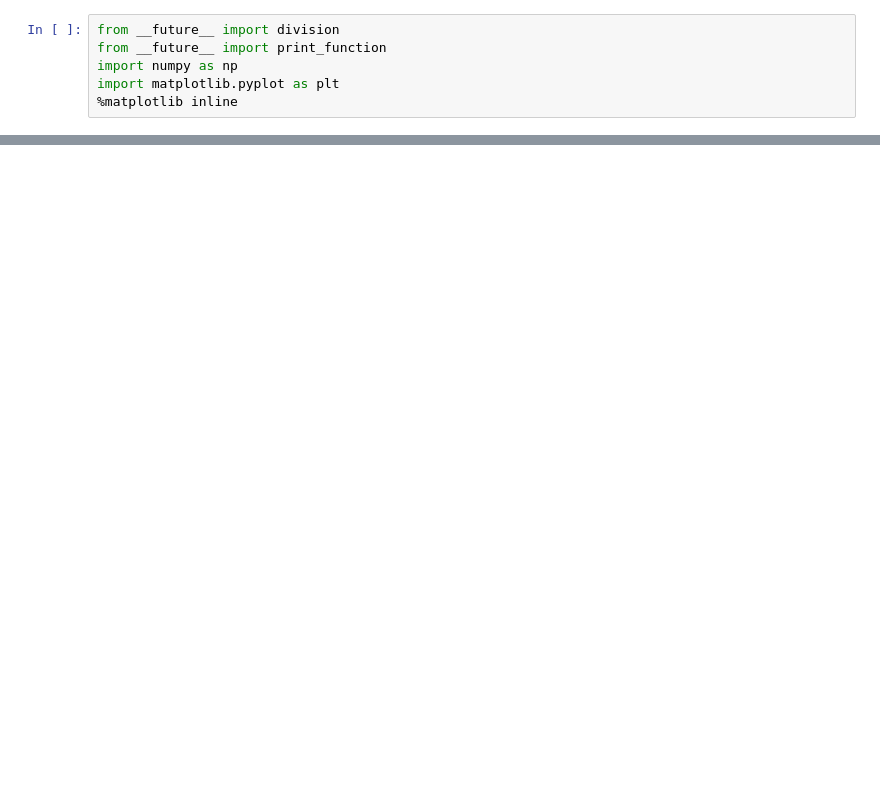
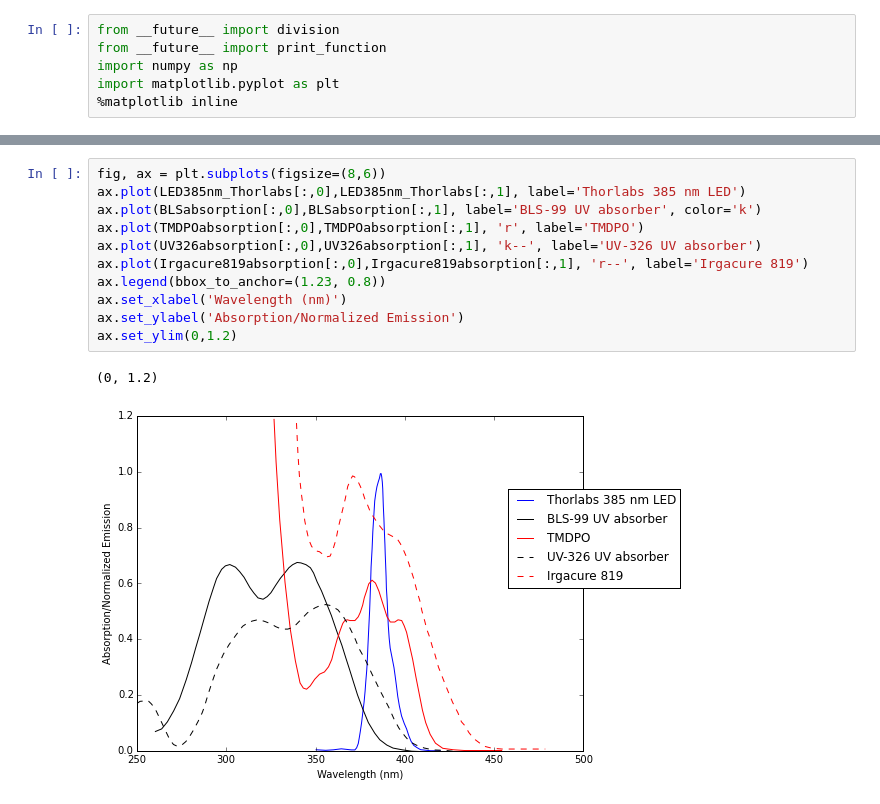
Before and after one commit to eelcodijkstra/teststuff, a Jupyter notebook: miscquicktests/150316_spectra_for_resin_dev/150316_plot_spectra.ipynb, the cells around one changed output, grey strips where cells are left out. Cells and saved outputs as stored; diff of their text form; blank space fills up the shorter version.

```diff
--- a/miscquicktests/150316_spectra_for_resin_dev/150316_plot_spectra.ipynb
+++ b/miscquicktests/150316_spectra_for_resin_dev/150316_plot_spectra.ipynb
@@ -34,0 +64,14 @@ ax.set_ylim(0,1.2)
+# %%
+fig, ax = plt.subplots(figsize=(8,6))
+ax.plot(LED385nm_Thorlabs[:,0],LED385nm_Thorlabs[:,1], label='Thorlabs 385 nm LED')
+ax.plot(BLSabsorption[:,0],BLSabsorption[:,1], label='BLS-99 UV absorber', color='k')
+ax.plot(TMDPOabsorption[:,0],TMDPOabsorption[:,1], 'r', label='TMDPO')
+ax.plot(UV326absorption[:,0],UV326absorption[:,1], 'k--', label='UV-326 UV absorber')
+ax.plot(Irgacure819absorption[:,0],Irgacure819absorption[:,1], 'r--', label='Irgacure 819')
+ax.legend(bbox_to_anchor=(1.23, 0.8))
+ax.set_xlabel('Wavelength (nm)')
+ax.set_ylabel('Absorption/Normalized Emission')
+ax.set_ylim(0,1.2)
+# %% [output]
+(0, 1.2)
+[figure, added]
```
Also changed, not shown: parts of 5 cells of this notebook, 2 other files.
